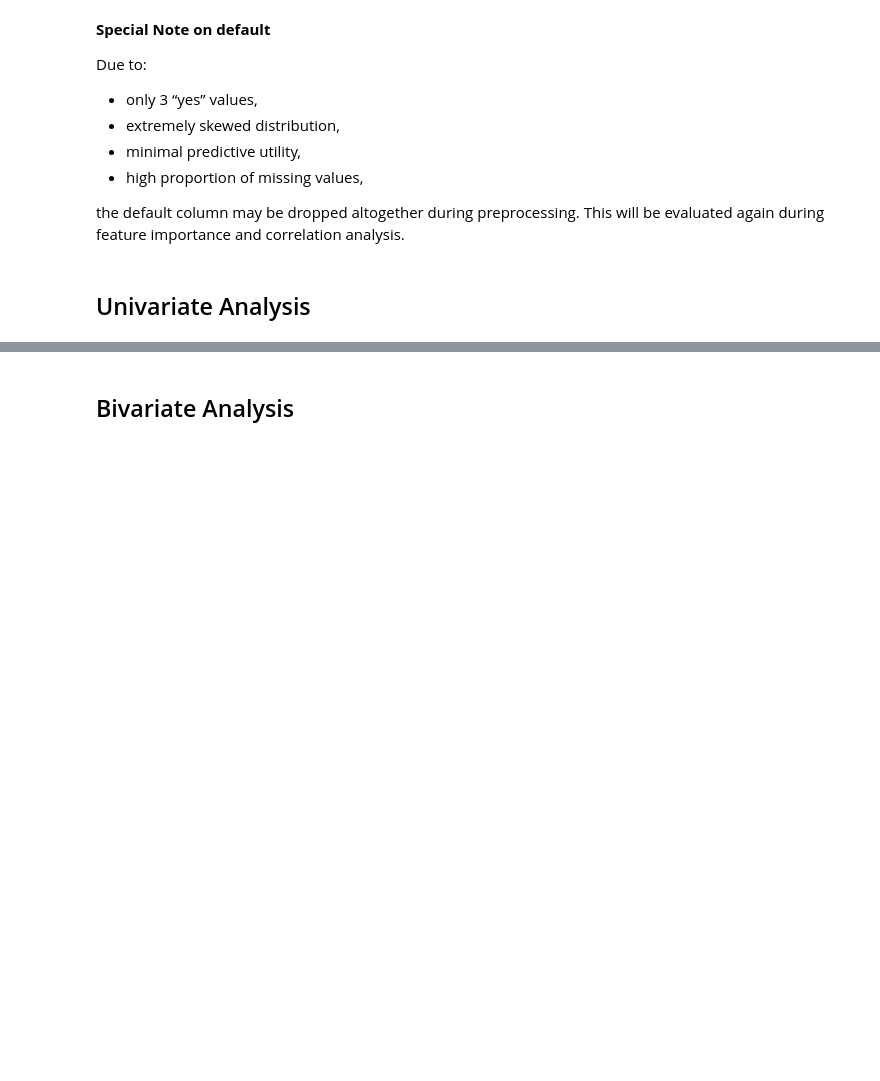
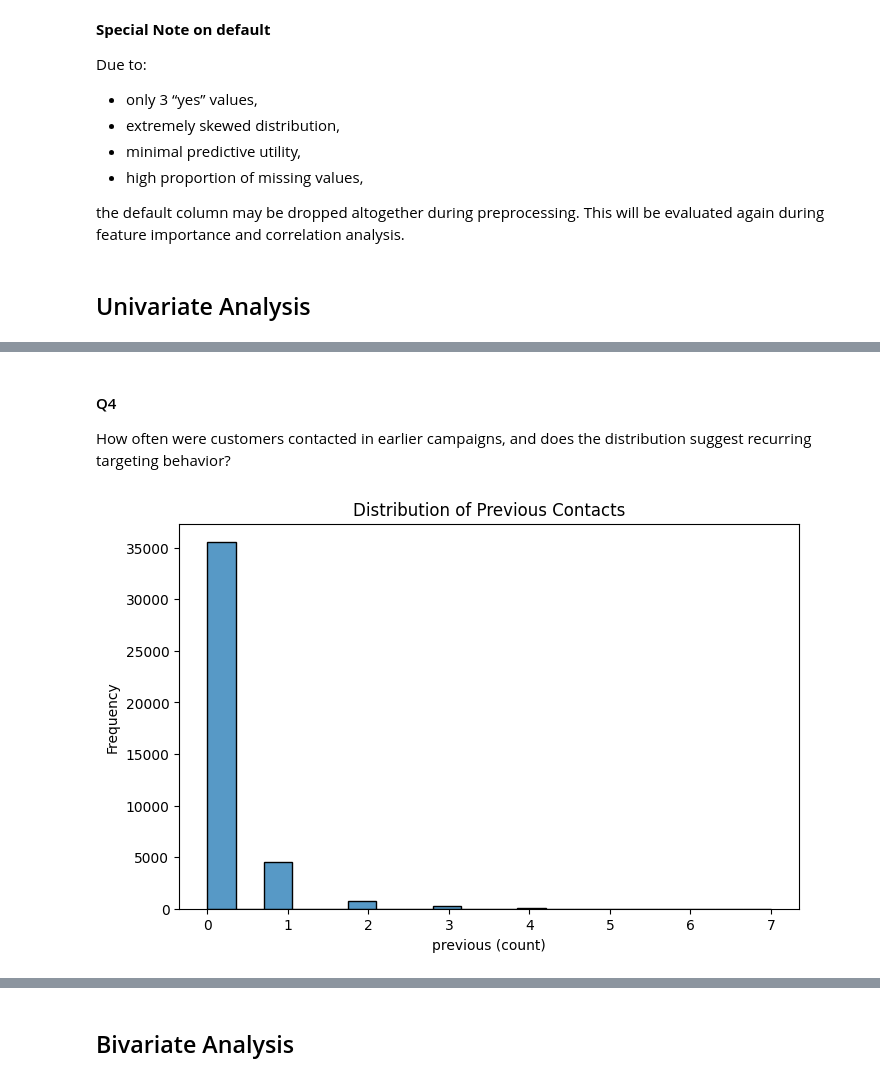
Before and after one commit to abduladebogun/Bank_Telemarketing_Campaigns_EDSB_Group_29, a Jupyter notebook: app.ipynb, the cells around one changed output, grey strips where cells are left out. Cells and saved outputs as stored; diff of their text form; code cells hidden in the pictures; blank space fills up the shorter version.

```diff
--- a/app.ipynb
+++ b/app.ipynb
@@ -565,0 +633,12 @@ This will be evaluated again during feature importance and correlation analysis.
+# %% [markdown]
+#### Q4
+How often were customers contacted in earlier campaigns, and does the distribution suggest recurring targeting behavior?
+# %%
+plt.figure(figsize=(8,5))
+sns.histplot(df_clean["previous"], bins=20, kde=False)
+plt.title("Distribution of Previous Contacts")
+plt.xlabel("previous (count)")
+plt.ylabel("Frequency")
+plt.show()
+# %% [output]
+[figure, added]
```
Also changed, not shown: parts of 62 cells of this notebook.
